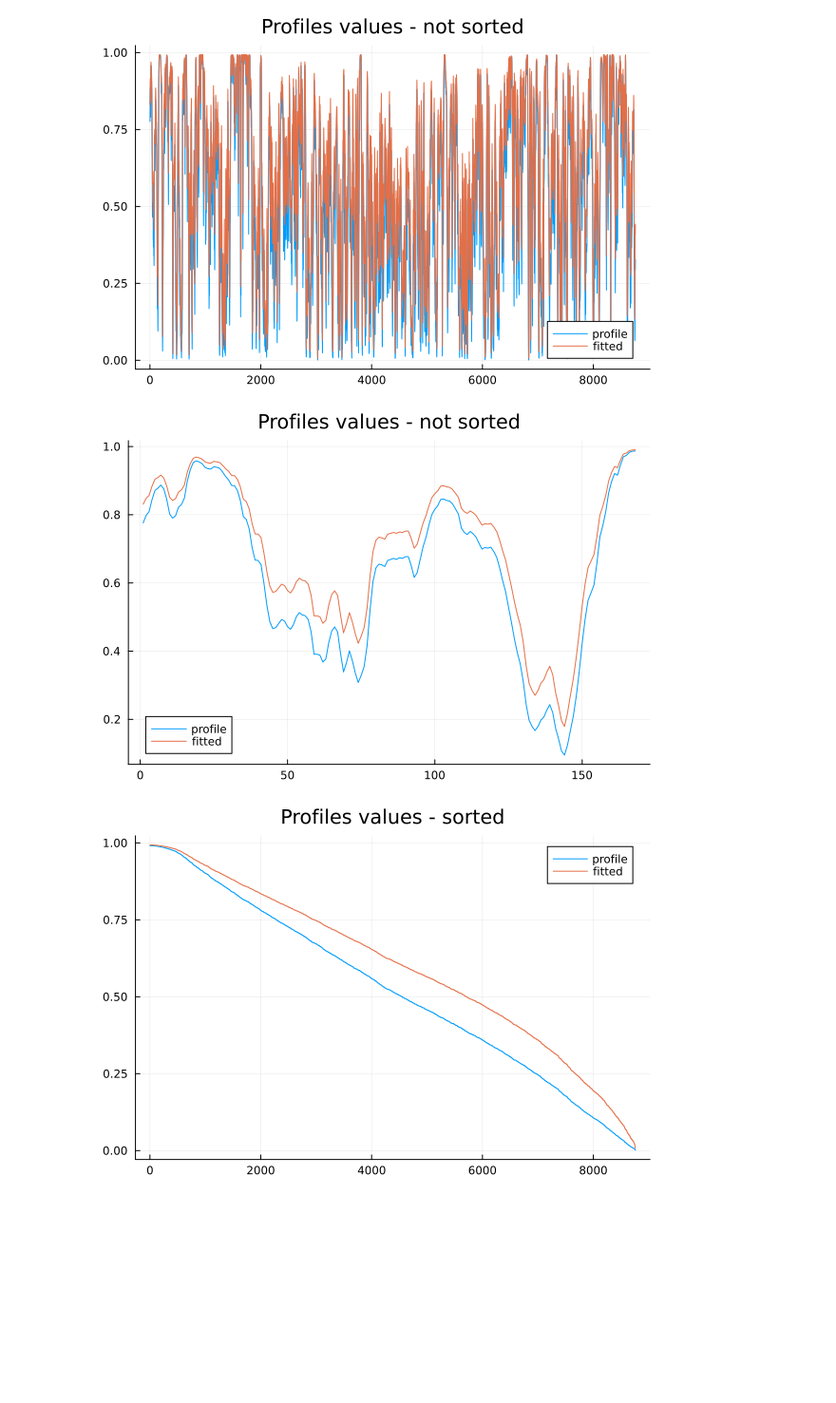
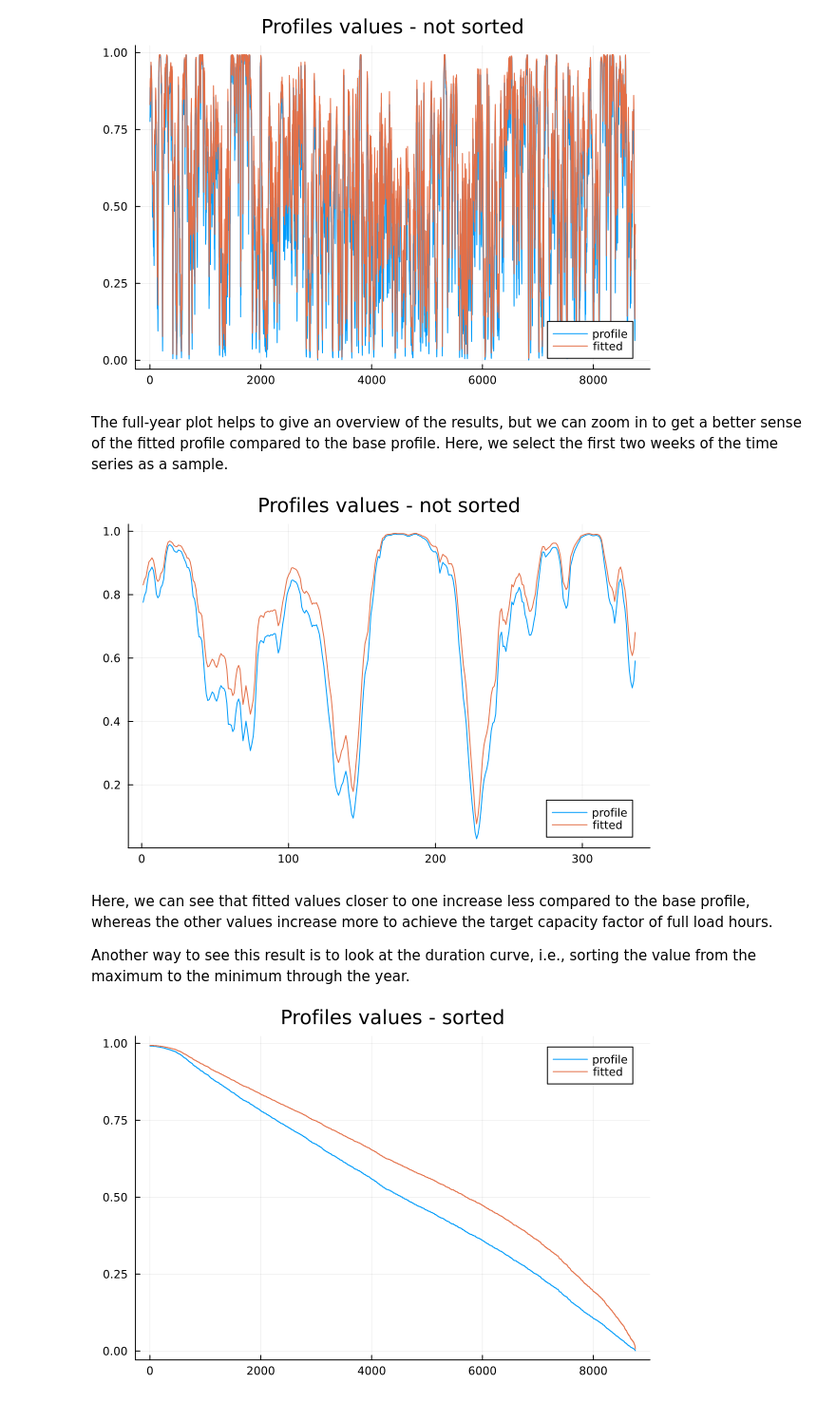
Before and after one commit to TulipaEnergy/TulipaProfileFitting.jl, a Jupyter notebook: notebooks/01-basic-example.ipynb, the cells around one changed output. Shown at 95% size. Saved outputs shown, nothing was run; the diff lists cells and outputs as text; code cells hidden in the pictures; blank space fills up the shorter version.

```diff
--- a/notebooks/01-basic-example.ipynb
+++ b/notebooks/01-basic-example.ipynb
@@ -107,13 +109,19 @@ Plots.plot!(fitted_profile, label="fitted")
 Plots.plot!(title="Profiles values - not sorted")
 # %% [output]
 [figure]
+# %% [markdown]
+The full-year plot helps to give an overview of the results, but we can zoom in to get a better sense of the fitted profile compared to the base profile. Here, we select the first two weeks of the time series as a sample.
 # %%
-filtered_range = 1:168
+filtered_range = 1:336
 Plots.plot(profile_values[filtered_range], label="profile")
 Plots.plot!(fitted_profile[filtered_range], label="fitted")
 Plots.plot!(title="Profiles values - not sorted")
 # %% [output]
-[figure, old version]
+[figure, new version]
+# %% [markdown]
+Here, we can see that fitted values closer to one increase less compared to the base profile, whereas the other values increase more to achieve the target capacity factor of full load hours.
+
+Another way to see this result is to look at the duration curve, i.e., sorting the value from the maximum to the minimum through the year.
 # %%
 Plots.plot(sort(profile_values,rev=true), label="profile")
 Plots.plot!(sort(fitted_profile,rev=true), label="fitted")
```
Also changed, not shown: parts of 18 cells of this notebook, 1 other file.
